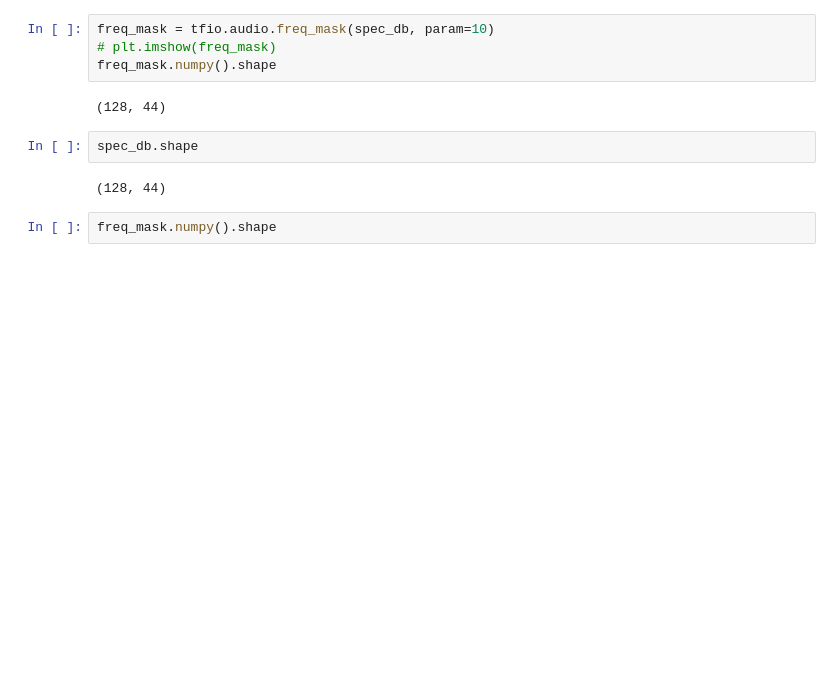
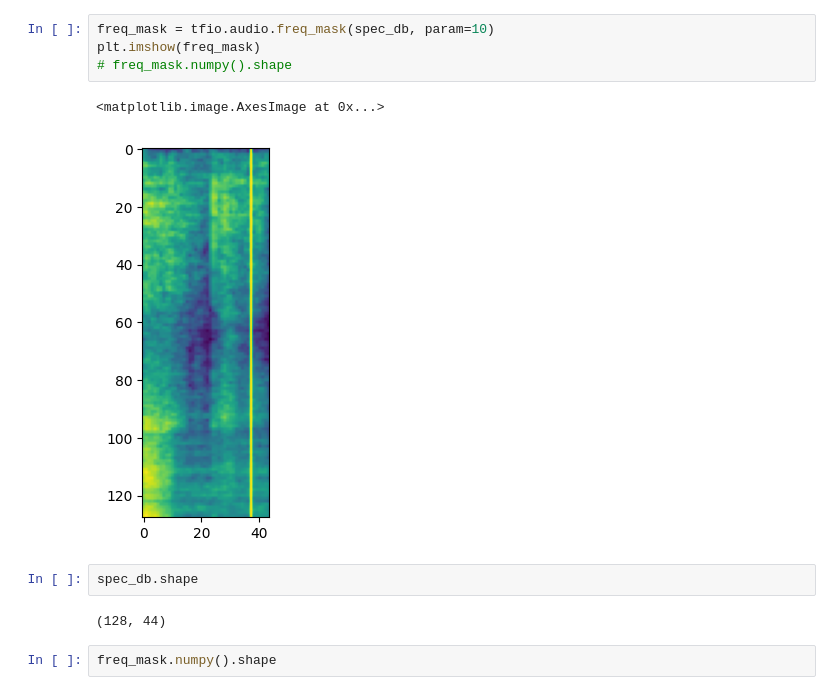
Before and after one commit to Bassem-2000/Voice-Classification, a Jupyter notebook: Untitled.ipynb, the cells around one changed output. Drawn from its saved outputs; the diff is of its cells as text; blank space fills up the shorter version.

```diff
--- a/Untitled.ipynb
+++ b/Untitled.ipynb
@@ -29,9 +33,10 @@ spec_db.shape
 # %%
 freq_mask = tfio.audio.freq_mask(spec_db, param=10)
-# plt.imshow(freq_mask)
-freq_mask.numpy().shape
+plt.imshow(freq_mask)
+# freq_mask.numpy().shape
 # %% [output]
-(128, 44)
+<matplotlib.image.AxesImage at 0x...>
+[figure, added]
 # %%
 spec_db.shape
 # %% [output]
```
Also changed, not shown: parts of 41 cells of this notebook.
